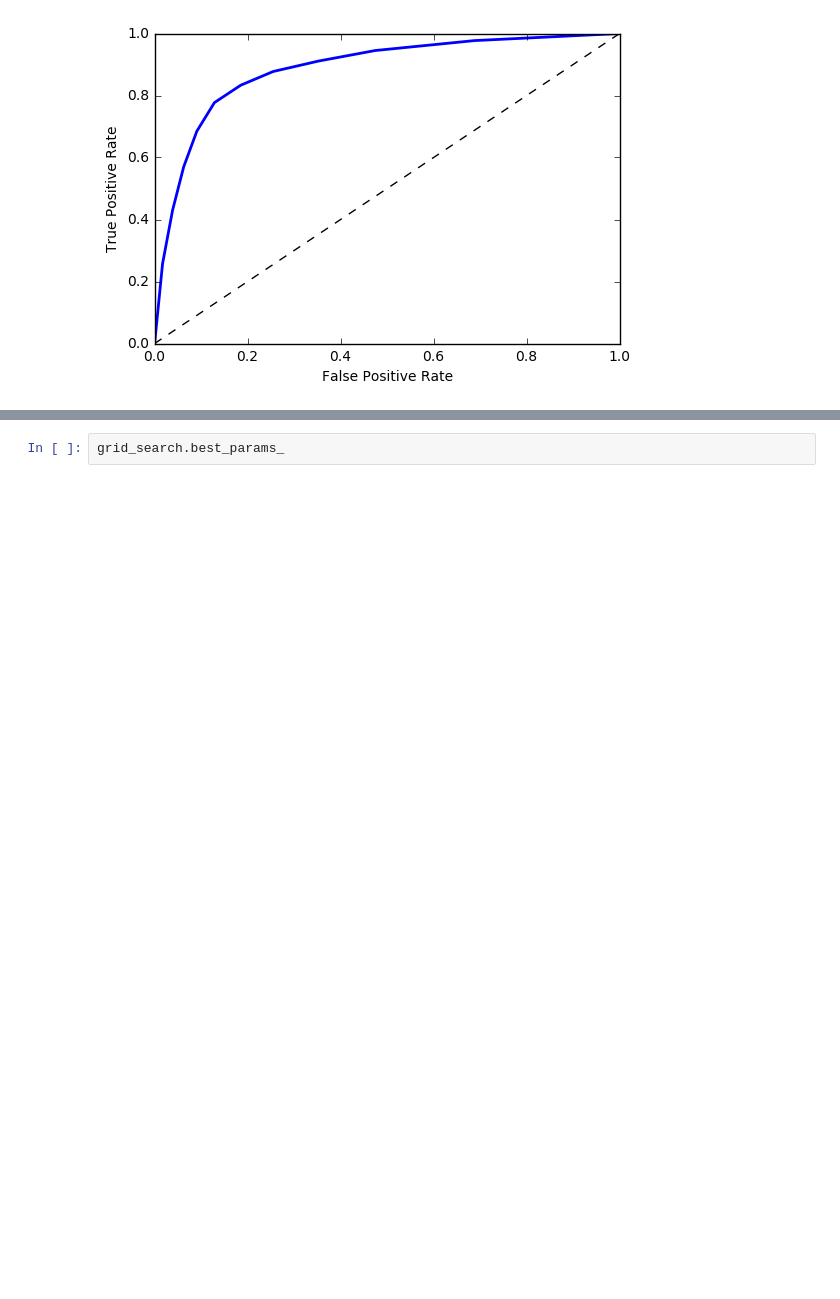
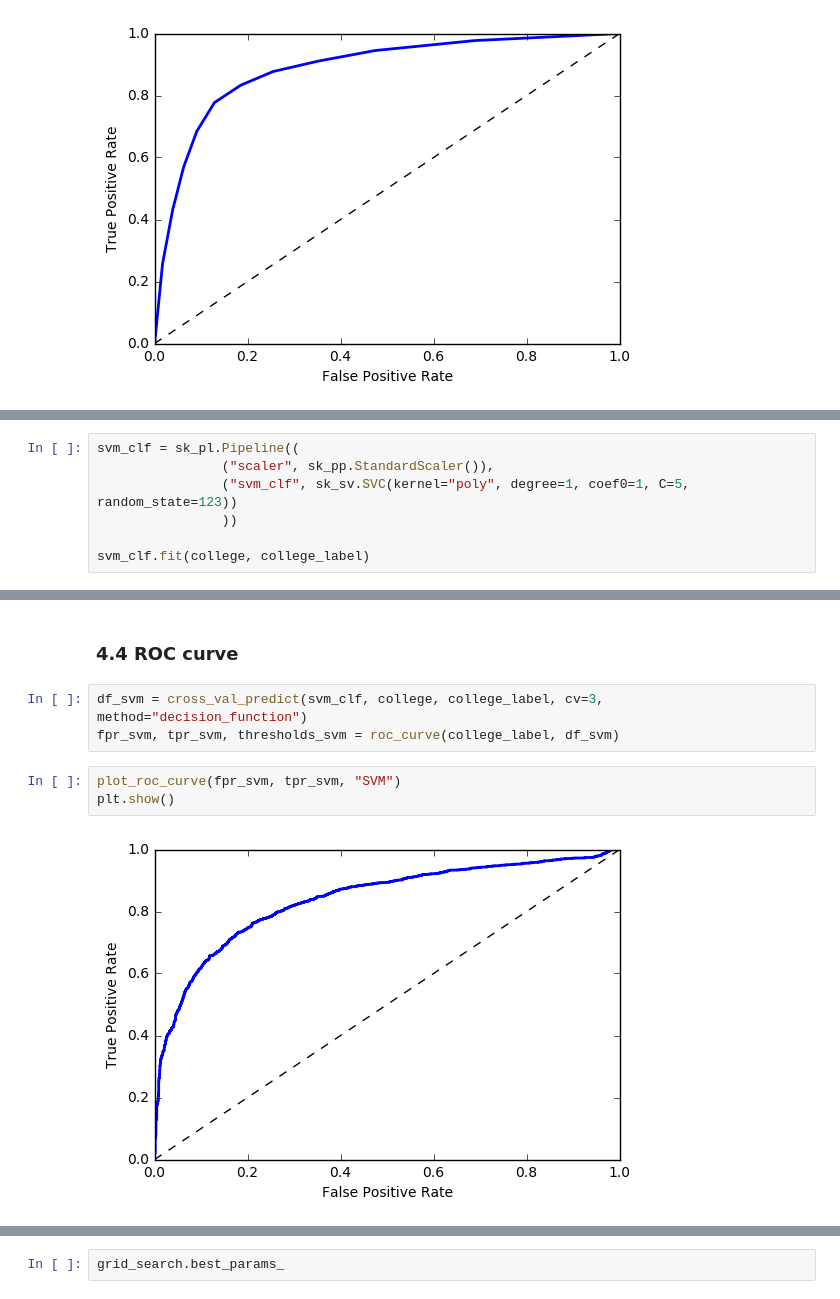
Before and after one commit to zhaodanjie/755, a Jupyter notebook: Assignment2/Assignment2.ipynb, the cells around one changed output, grey strips where cells are left out. Drawn from its saved outputs; the diff is of its cells as text; blank space fills up the shorter version.

```diff
--- a/Assignment2/Assignment2.ipynb
+++ b/Assignment2/Assignment2.ipynb
@@ -267,0 +280,7 @@ roc_auc_score(college_label, pred_proba)
+# %%
+svm_clf = sk_pl.Pipeline((
+                ("scaler", sk_pp.StandardScaler()),
+                ("svm_clf", sk_sv.SVC(kernel="poly", degree=1, coef0=1, C=5, random_state=123))
+                ))
+
+svm_clf.fit(college, college_label)
@@ -267,0 +337,10 @@ roc_auc_score(college_label, pred_proba)
+# %% [markdown]
+### 4.4 ROC curve
+# %%
+df_svm = cross_val_predict(svm_clf, college, college_label, cv=3, method="decision_function")
+fpr_svm, tpr_svm, thresholds_svm = roc_curve(college_label, df_svm)
+# %%
+plot_roc_curve(fpr_svm, tpr_svm, "SVM")
+plt.show()
+# %% [output]
+[figure, added]
```
Also changed, not shown: parts of 38 cells of this notebook.
